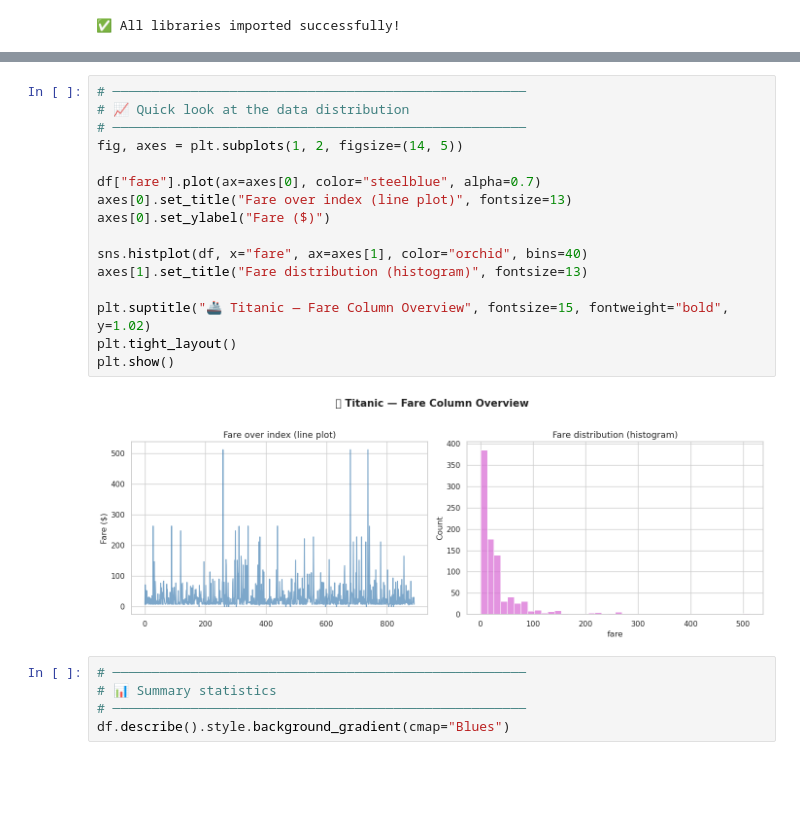
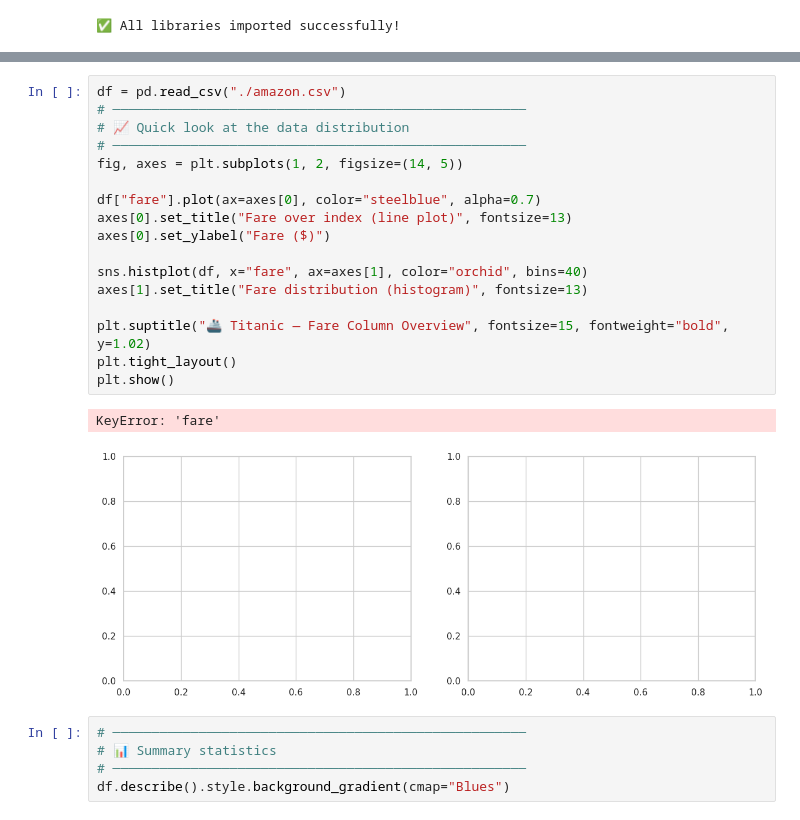
Before and after one commit to waseem-development/AI-NAVTTC, a Jupyter notebook: python/pandas/Statistics_In_Python/2_measurement_of_dispersion.ipynb, the cells around one changed output, grey strips where cells are left out. Saved outputs shown, nothing was run; the diff lists cells and outputs as text; blank space fills up the shorter version.

```diff
--- a/python/pandas/Statistics_In_Python/2_measurement_of_dispersion.ipynb
+++ b/python/pandas/Statistics_In_Python/2_measurement_of_dispersion.ipynb
@@ -67,21 +65,23 @@ Path to dataset files: /home/waseem/.cache/kagglehub/datasets/karkavelrajaj/amaz
 # %%
+df = pd.read_csv("./amazon.csv")
 # ─────────────────────────────────────────────────────
 # 📈 Quick look at the data distribution
 # ─────────────────────────────────────────────────────
 fig, axes = plt.subplots(1, 2, figsize=(14, 5))
 
 df["fare"].plot(ax=axes[0], color="steelblue", alpha=0.7)
 axes[0].set_title("Fare over index (line plot)", fontsize=13)
 axes[0].set_ylabel("Fare ($)")
 
 sns.histplot(df, x="fare", ax=axes[1], color="orchid", bins=40)
 axes[1].set_title("Fare distribution (histogram)", fontsize=13)
 
 plt.suptitle("🚢 Titanic — Fare Column Overview", fontsize=15, fontweight="bold", y=1.02)
 plt.tight_layout()
 plt.show()
 # %% [output]
+KeyError: 'fare'
-[figure, old version]
+[figure, new version]
 # %%
 # ─────────────────────────────────────────────────────
 # 📊 Summary statistics
```
Also changed, not shown: parts of 1 cell of this notebook, 2 other files.
